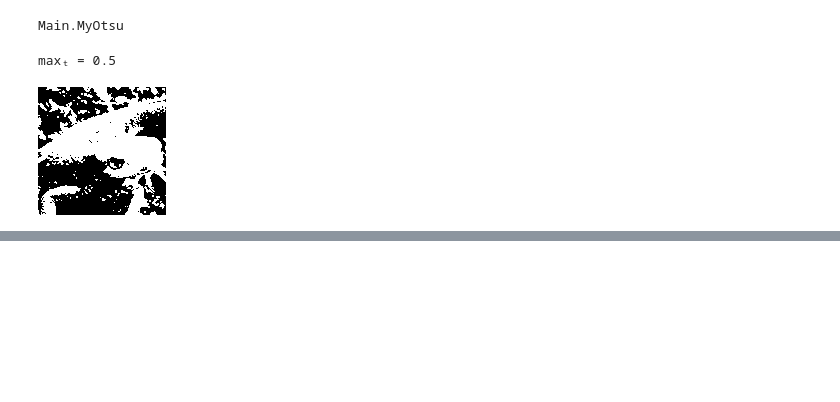
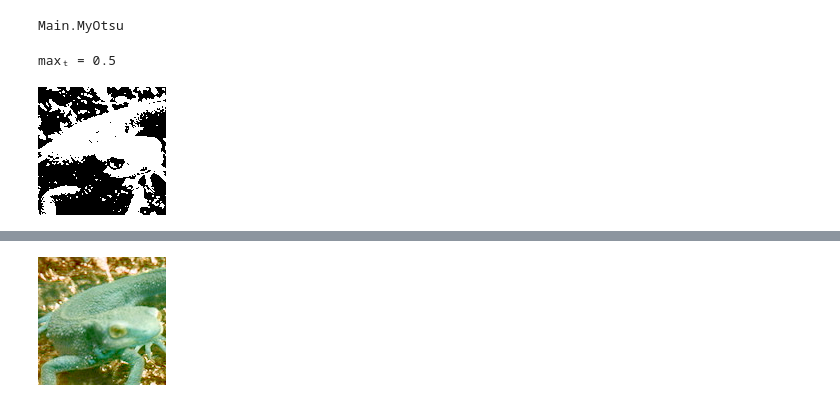
Before and after one commit to tkmfujise/Gasyori100knock-julia, a Jupyter notebook: Q_01-10.ipynb, the cells around one changed output, grey strips where cells are left out. Cells and saved outputs as stored; diff of their text form; code cells hidden in the pictures; blank space fills up the shorter version.

```diff
--- a/Q_01-10.ipynb
+++ b/Q_01-10.ipynb
@@ -123,0 +215,28 @@ maxₜ = 0.5
+# %%
+function toRGB(hsv)
+    C = hsv.s
+    H = hsv.h / 60
+    X = C * (1 - abs(H % 2 - 1))
+    R, G, B = (hsv.v - C)*[1, 1, 1] + if 0 <= H < 1
+            [C, X, 0]
+        elseif 1 <= H < 2
+            [X, C, 0]
+        elseif 2 <= H < 3
+            [0, C, X]
+        elseif 3 <= H < 4
+            [0, X, C]
+        elseif 4 <= H < 5
+            [X, 0, C]
+        elseif 5 <= H < 6
+            [C, 0, X]
+        else
+            [0, 0, 0]
+        end
+
+    RGB(R, G, B)
+end
+
+hsv = toHSV_.(img)
+map(x -> HSV((x.h + 180) % 360, x.s, x.v), hsv) .|> toRGB
+# %% [output]
+[figure, added]
```
Also changed, not shown: parts of 10 cells of this notebook.
